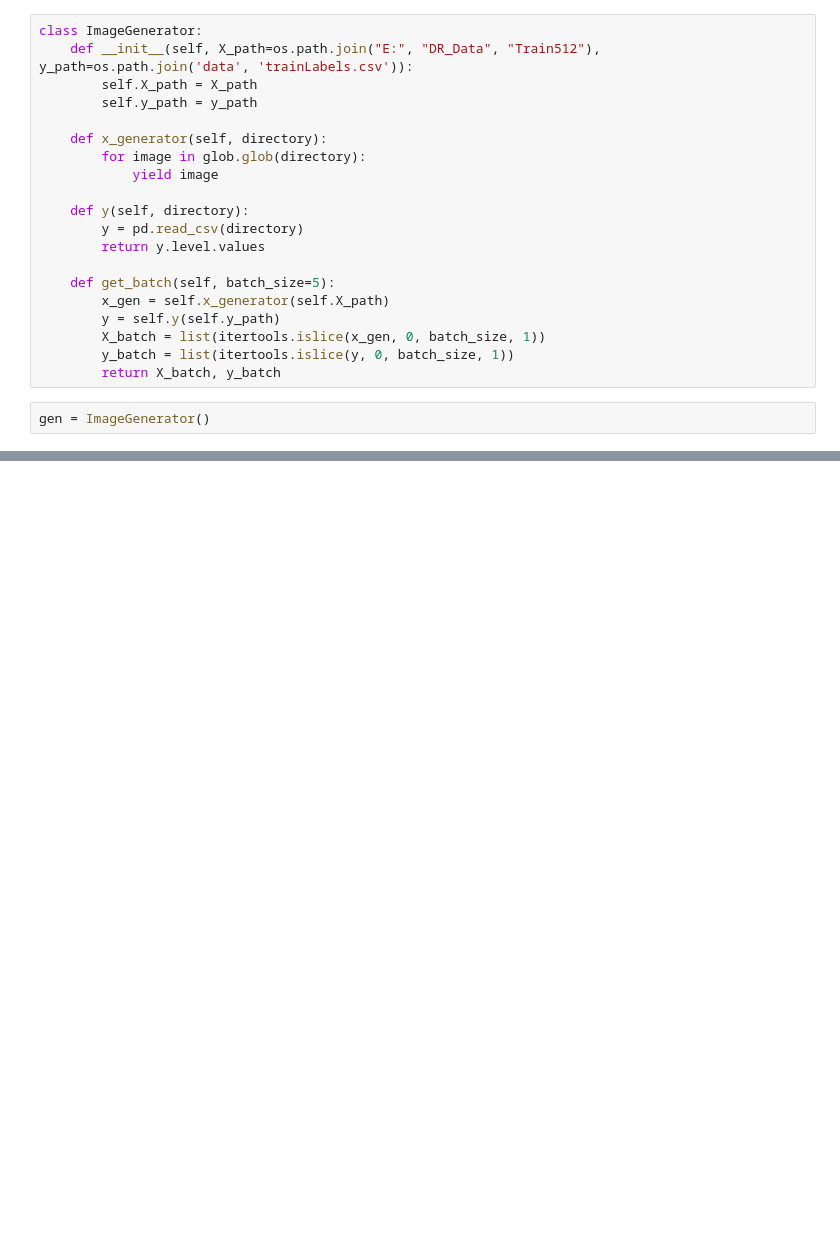
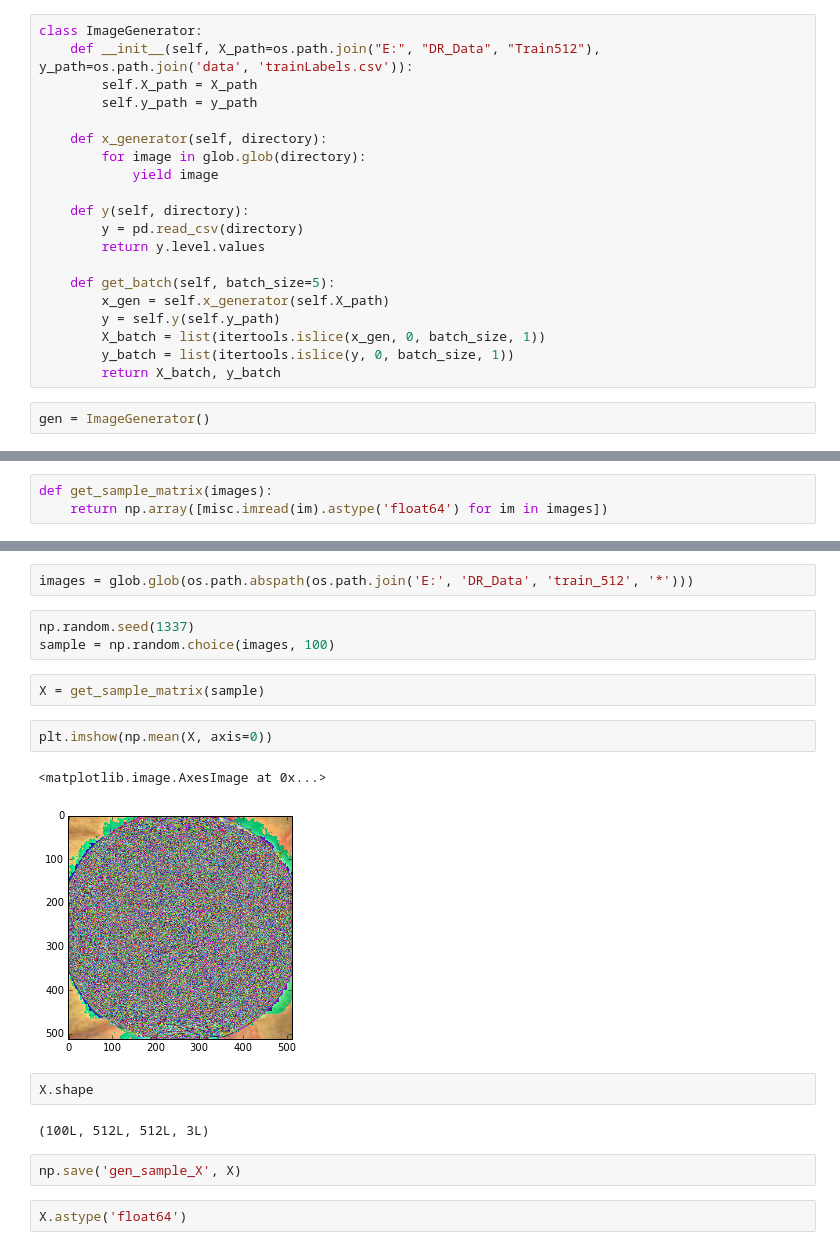
Before and after one commit to A-Jacobson/Retinopathy_Detection, a Jupyter notebook: tutorial/Further_Preprocessing.ipynb, the cells around one changed output, grey strips where cells are left out. Saved outputs shown, nothing was run; the diff lists cells and outputs as text; blank space fills up the shorter version.

```diff
--- a/tutorial/Further_Preprocessing.ipynb
+++ b/tutorial/Further_Preprocessing.ipynb
@@ -255,0 +255,3 @@ IOError: File data\trainLabels.csv does not exist
+# %%
+def get_sample_matrix(images):
+    return np.array([misc.imread(im).astype('float64') for im in images])
@@ -255,0 +270,20 @@ IOError: File data\trainLabels.csv does not exist
+# %%
+images = glob.glob(os.path.abspath(os.path.join('E:', 'DR_Data', 'train_512', '*')))
+# %%
+np.random.seed(1337)
+sample = np.random.choice(images, 100)
+# %%
+X = get_sample_matrix(sample)
+# %%
+plt.imshow(np.mean(X, axis=0))
+# %% [output]
+<matplotlib.image.AxesImage at 0x...>
+[figure, added]
+# %%
+X.shape
+# %% [output]
+(100L, 512L, 512L, 3L)
+# %%
+np.save('gen_sample_X', X)
+# %%
+X.astype('float64')
```
Also changed, not shown: parts of 5 cells of this notebook, 7 other files.
